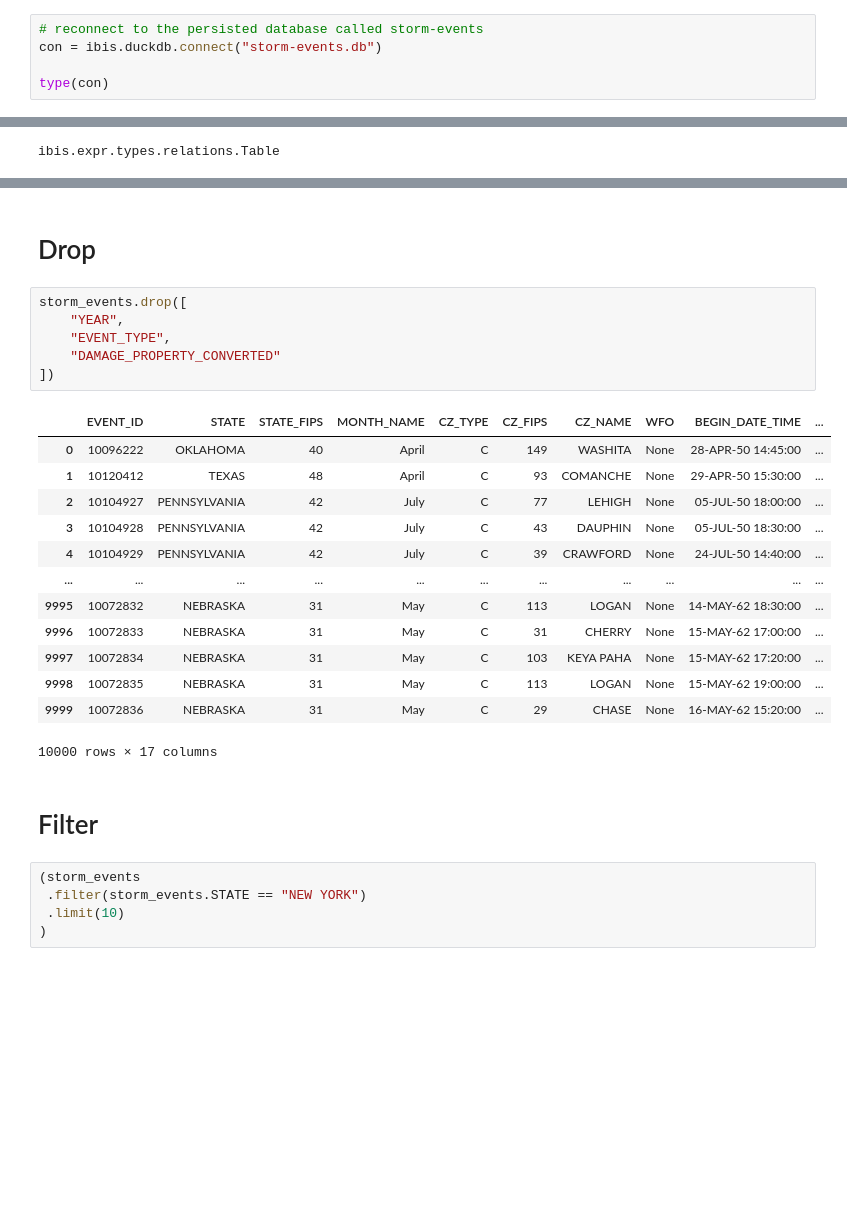
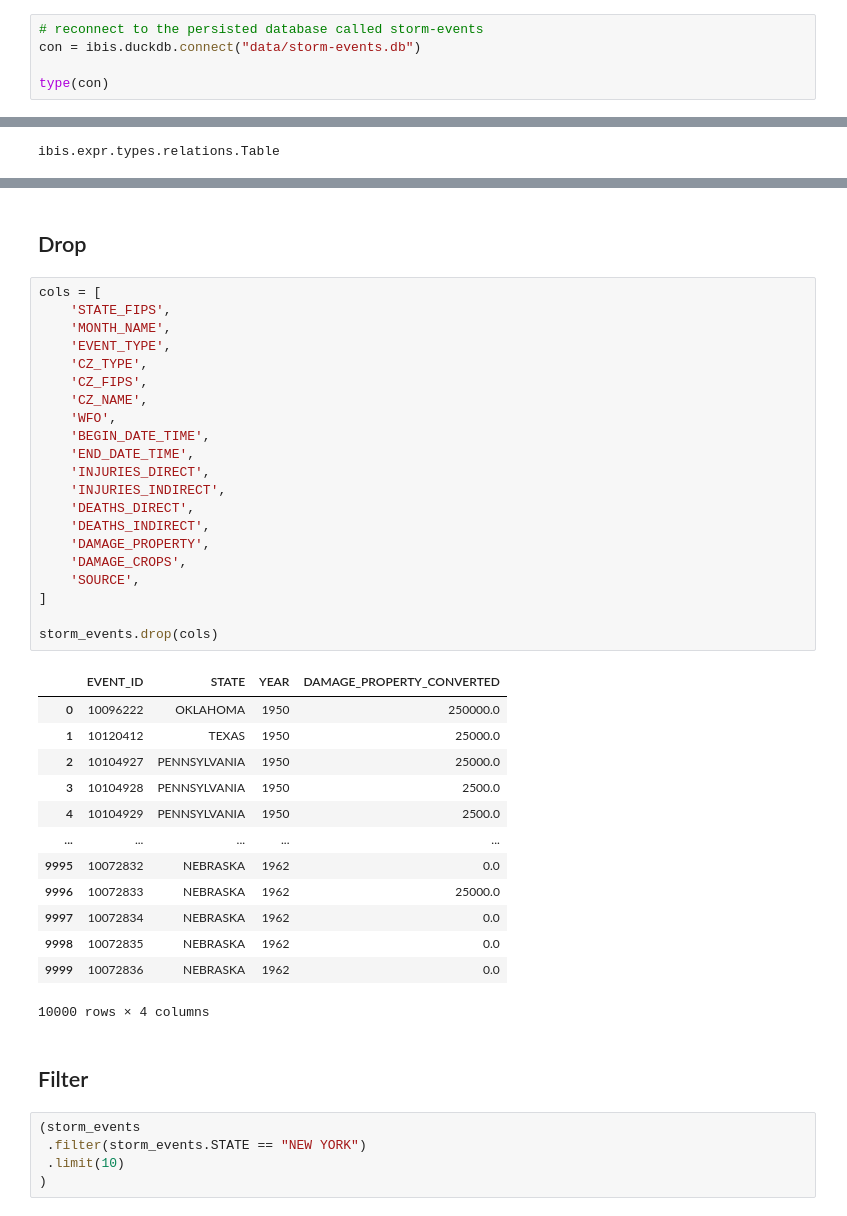
Before and after one commit to mebauer/ibis-basics, a Jupyter notebook: ibis-basics.ipynb, the cells around one changed output, grey strips where cells are left out. Drawn from its saved outputs; the diff is of its cells as text; blank space fills up the shorter version.

```diff
--- a/ibis-basics.ipynb
+++ b/ibis-basics.ipynb
@@ -39,6 +25,6 @@ con.sql("SELECT COUNT(*) AS count_rows FROM storm_events").show()
 # %%
 # reconnect to the persisted database called storm-events
-con = ibis.duckdb.connect("storm-events.db")
+con = ibis.duckdb.connect("data/storm-events.db")
 
 type(con)
 # %% [output]
@@ -197,27 +199,42 @@ storm_events.select(
 # %% [markdown]
-# Drop
+## Drop
 # %%
-storm_events.drop([
-    "YEAR",
-    "EVENT_TYPE",
-    "DAMAGE_PROPERTY_CONVERTED"
-])
+cols = [
+    'STATE_FIPS',
+    'MONTH_NAME',
+    'EVENT_TYPE',
+    'CZ_TYPE',
+    'CZ_FIPS',
+    'CZ_NAME',
+    'WFO',
+    'BEGIN_DATE_TIME',
+    'END_DATE_TIME',
+    'INJURIES_DIRECT',
+    'INJURIES_INDIRECT',
+    'DEATHS_DIRECT',
+    'DEATHS_INDIRECT',
+    'DAMAGE_PROPERTY',
+    'DAMAGE_CROPS',
+    'SOURCE',
+]
+
+storm_events.drop(cols)
 # %% [output]
-|  | EVENT_ID | STATE | STATE_FIPS | MONTH_NAME | CZ_TYPE | CZ_FIPS | CZ_NAME | WFO | BEGIN_DATE_TIME | ... |
-| 0 | 10096222 | OKLAHOMA | 40 | April | C | 149 | WASHITA | None | 28-APR-50 14:45:00 | ... |
-| 1 | 10120412 | TEXAS | 48 | April | C | 93 | COMANCHE | None | 29-APR-50 15:30:00 | ... |
-| 2 | 10104927 | PENNSYLVANIA | 42 | July | C | 77 | LEHIGH | None | 05-JUL-50 18:00:00 | ... |
-| 3 | 10104928 | PENNSYLVANIA | 42 | July | C | 43 | DAUPHIN | None | 05-JUL-50 18:30:00 | ... |
-| 4 | 10104929 | PENNSYLVANIA | 42 | July | C | 39 | CRAWFORD | None | 24-JUL-50 14:40:00 | ... |
-| ... | ... | ... | ... | ... | ... | ... | ... | ... | ... | ... |
-| 9995 | 10072832 | NEBRASKA | 31 | May | C | 113 | LOGAN | None | 14-MAY-62 18:30:00 | ... |
-| 9996 | 10072833 | NEBRASKA | 31 | May | C | 31 | CHERRY | None | 15-MAY-62 17:00:00 | ... |
-| 9997 | 10072834 | NEBRASKA | 31 | May | C | 103 | KEYA PAHA | None | 15-MAY-62 17:20:00 | ... |
-| 9998 | 10072835 | NEBRASKA | 31 | May | C | 113 | LOGAN | None | 15-MAY-62 19:00:00 | ... |
-| 9999 | 10072836 | NEBRASKA | 31 | May | C | 29 | CHASE | None | 16-MAY-62 15:20:00 | ... |
+|  | EVENT_ID | STATE | YEAR | DAMAGE_PROPERTY_CONVERTED |
+| 0 | 10096222 | OKLAHOMA | 1950 | 250000.0 |
+| 1 | 10120412 | TEXAS | 1950 | 25000.0 |
+| 2 | 10104927 | PENNSYLVANIA | 1950 | 25000.0 |
+| 3 | 10104928 | PENNSYLVANIA | 1950 | 2500.0 |
+| 4 | 10104929 | PENNSYLVANIA | 1950 | 2500.0 |
+| ... | ... | ... | ... | ... |
+| 9995 | 10072832 | NEBRASKA | 1962 | 0.0 |
+| 9996 | 10072833 | NEBRASKA | 1962 | 25000.0 |
+| 9997 | 10072834 | NEBRASKA | 1962 | 0.0 |
+| 9998 | 10072835 | NEBRASKA | 1962 | 0.0 |
+| 9999 | 10072836 | NEBRASKA | 1962 | 0.0 |
-10000 rows × 17 columns
+10000 rows × 4 columns
 # %% [markdown]
-# Filter
+## Filter
 # %%
 (storm_events
  .filter(storm_events.STATE == "NEW YORK")
```
Also changed, not shown: parts of 49 cells of this notebook, 1 other file.
